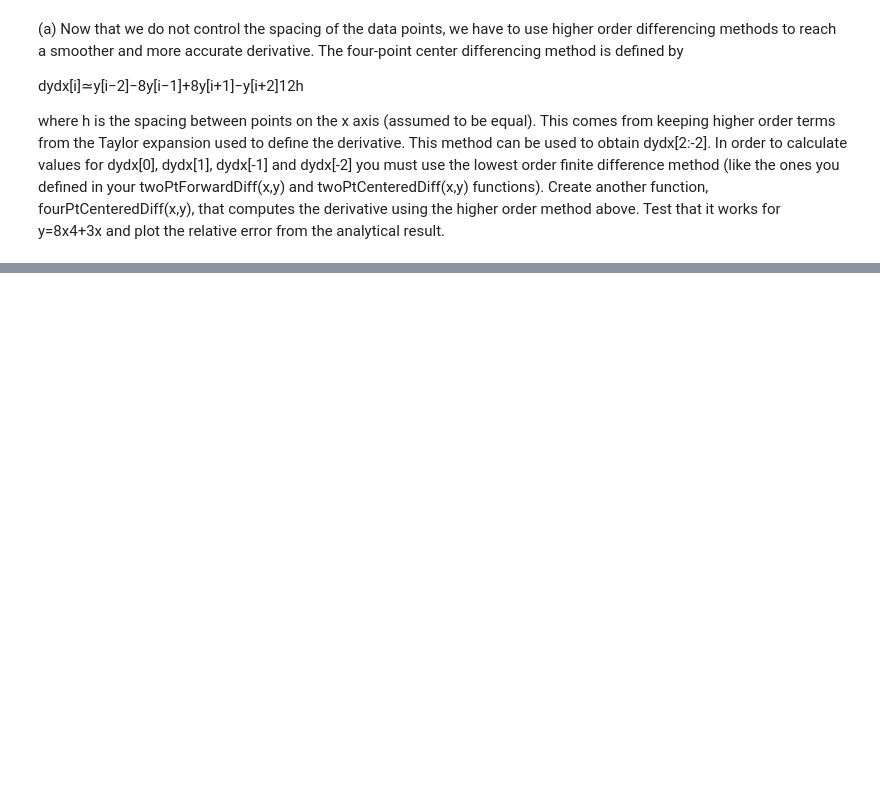
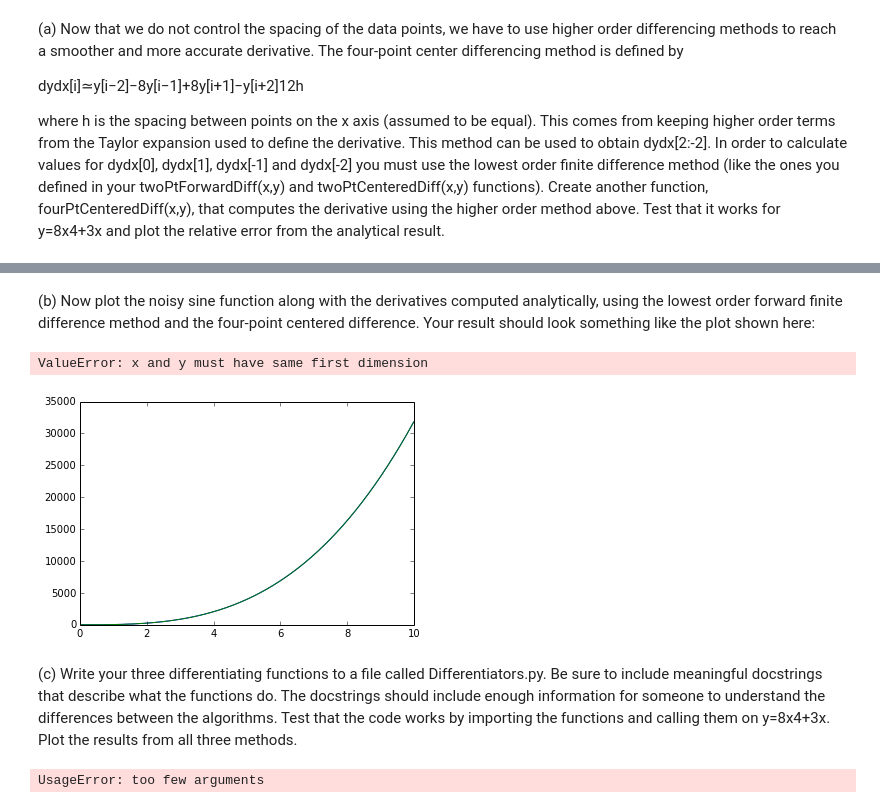
Before and after one commit to jjma3426/PHYS202-S14, a Jupyter notebook: SciPy/DifferentiationExercises.ipynb, the cells around one changed output, grey strips where cells are left out. Saved outputs shown, nothing was run; the diff lists cells and outputs as text; code cells hidden in the pictures; blank space fills up the shorter version.

```diff
--- a/SciPy/DifferentiationExercises.ipynb
+++ b/SciPy/DifferentiationExercises.ipynb
@@ -113,0 +115,64 @@ print percentError[0:3],dydx1[1:4],dydxE[1:4]
+# %% [markdown]
+(b) Now plot the noisy sine function along with the derivatives computed analytically, using the lowest order forward finite difference method and the four-point centered difference. Your result should look something like the plot shown here:
+# %%
+x = np.arange(0., 10.0, 0.01)
+y = 8*x**4 + 3*x
+
+dydx4 = fourPtCenteredDiff(x,y)
+dydx2 = twoPtCenteredDiff(x,y)
+
+plt.plot(x,dydx4,label='Four Point Approximation')
+plt.plot(x,dydx2,label='Two Point Approximation')
+plt.plot(x,dydxE,label='Exact')
+plt.legend(loc='upper left')
+plt.show()
+# %% [output]
+ValueError: x and y must have same first dimension
+[figure, added]
+# %% [markdown]
+(c) Write your three differentiating functions to a file called Differentiators.py. Be sure to include meaningful docstrings that describe what the functions do. The docstrings should include enough information for someone to understand the differences between the algorithms. Test that the code works by importing the functions and calling them on y=8x4+3x. Plot the results from all three methods.
+# %%
+%%file
+def fourPtCenteredDiff(x,y):
+    """This algorithm uses a higher order differencing method to approximate the slope of the line. It finds the slope
+    by checking the difference in dy versus dx from the center of the center of dx for 4 points of slices of the array."""
+    dydx = np.zeros(y.shape,float)
+    dydx[2:-2] = (y[:-4] - 8*y[1:-3] + 8*y[3:-1] - y[4:])/(12*(x[2]-x[1]))
+    dydx[1] = (y[2]-y[1])/(x[2]-x[1])
+    dydx[0] = (y[1]-y[0])/(x[1]-x[0])
+    dydx[-1] = (y[-1] - y[-2])/(x[-1] - x[-2])
+    dydx[-2] = (y[-2] - y[-3])/(x[-2] - x[-3])
+    return dydx
+
+def twoPtForwardDiff(x,y):
+    """This approximation method the same lower order approximation as the Two Point Center Function but it find the difference
+    of the y points,dy, from the right most point of dx rather than the center."""
+    dydx = np.zeros(y.shape,float)
+    dydx[0:-1] = np.diff(y)/np.diff(x)
+    dydx[-1] = (y[1]-y[0])/(x[1]-x[0])
+    return dydx
+
+def twoPtCenteredDiff(x,y):
+    """This algorithm is like the Four Point Centered Difference function but it only does that approximation for two points
+    or two slices of the array based on a lower order approximation."""
+    dydx = np.zeros(y.shape,float)
+    dydx[1:-1] = (y[2:] - y[:-2])/(x[2:] - x[:-2])
+    dydx[0] = (y[1]-y[0])/(x[1]-x[0])
+    dydx[-1] = (y[-1] - y[-2])/(x[-1] - x[-2])
+    return dydx
+
+x = np.arange(0.,10.0,0.02)
+y = 8*x**4 + 3*x
+
+dydx4 = fourPtCenteredDiff(x,y)
+dydx2c = twoPtCenteredDiff(x,y)
+dydx2f = twoPtForwardDiff(x,y)
+
+plt.plot(x, dydx4, label='Four Point Approximation')
+plt.plot(x, dydx2c, label='Two Point Approximation(Centered)')
+plt.plot(x, dydx2f, label='Two Point Approximation (Forward)')
+plt.plot(x, dydxE, label='Exact')
+plt.legend(loc='upper left')
+plt.show()
+# %% [output]
+UsageError: too few arguments
```
Also changed, not shown: parts of 1 cell of this notebook.
